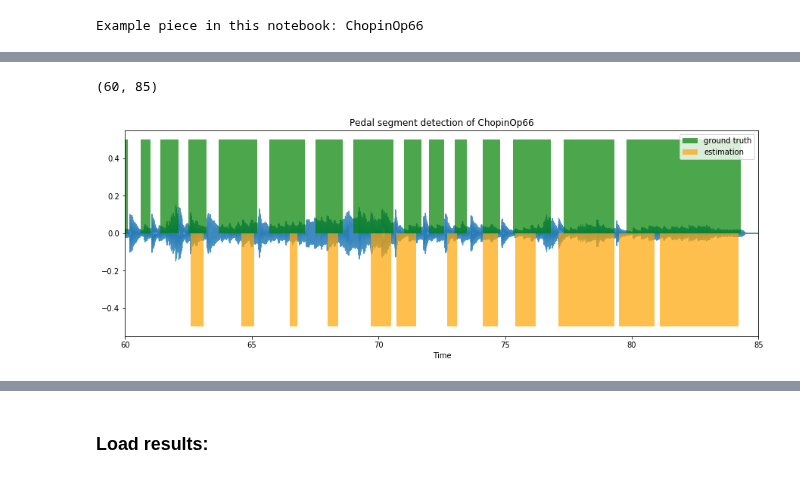
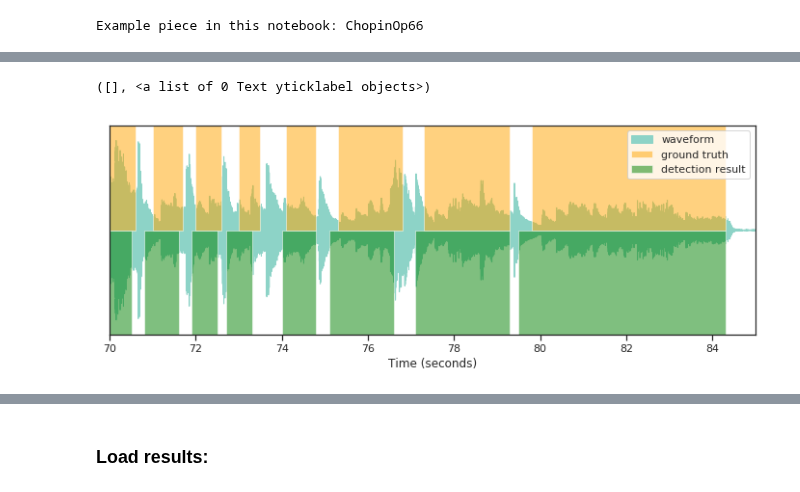
Before and after one commit to beiciliang/sustain-pedal-detection, a Jupyter notebook: 4. test on real audio data.ipynb, the cells around one changed output, grey strips where cells are left out. Saved outputs shown, nothing was run; the diff lists cells and outputs as text; code cells hidden in the pictures.

````diff
--- a/4. test on real audio data.ipynb
+++ b/4. test on real audio data.ipynb
@@ -430,17 +393,20 @@ Metrics for boundary annotation of ChopinOp66
-# %%
-# plot result
-frmtimes = np.arange(n_frames)*seghop_duration
-left,right = [60,85]
-plt.figure(figsize=(15,5))
-librosa.display.waveplot(paudio, SR, alpha=0.8)
-plt.fill_between(frmtimes, 0, 0.5, where=segframes_gt>0, facecolor='green', alpha=0.7, label='ground truth')
-plt.fill_between(frmtimes, -0.5, 0, where=segframes_est>0, facecolor='orange', alpha=0.7, label='estimation')
-plt.title("Pedal segment detection of {}".format(filename))
-plt.legend()
-plt.xlim([left,right])
-# %% [output]
-(60, 85)
-[figure, removed]
+# %%
+# plot result
+frmtimes = np.arange(n_frames)*seghop_duration
+left,right = [70,85]
+plt.figure(figsize=(12,4))
+librosa.display.waveplot(paudio, SR, label='waveform')
+plt.fill_between(frmtimes, 0, 0.15, where=segframes_gt>0, facecolor='orange', alpha=0.5, label='ground truth')
+plt.fill_between(frmtimes, -0.15, 0, where=segframes_est>0, facecolor='green', alpha=0.5, label='detection result')
+# librosa.display.waveplot(paudio, SR, alpha=0.5)
+plt.legend()
+plt.xlim([left,right])
+plt.ylim([-0.15,0.15])
+plt.xlabel("Time (seconds)")
+plt.yticks([])
+# %% [output]
+([], <a list of 0 Text yticklabel objects>)
+[figure, added]
 # %% [markdown]
 ### Do the detection on all the pieces in the testing dataset:
 ```
````
Also changed, not shown: parts of 24 cells of this notebook.
